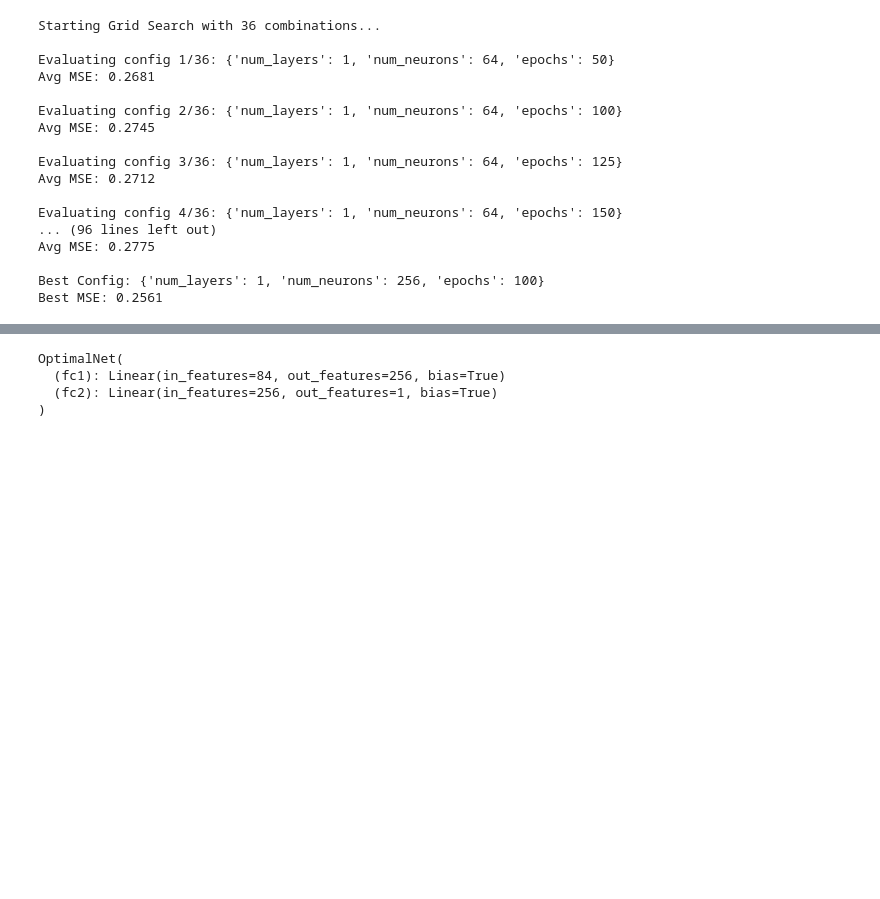
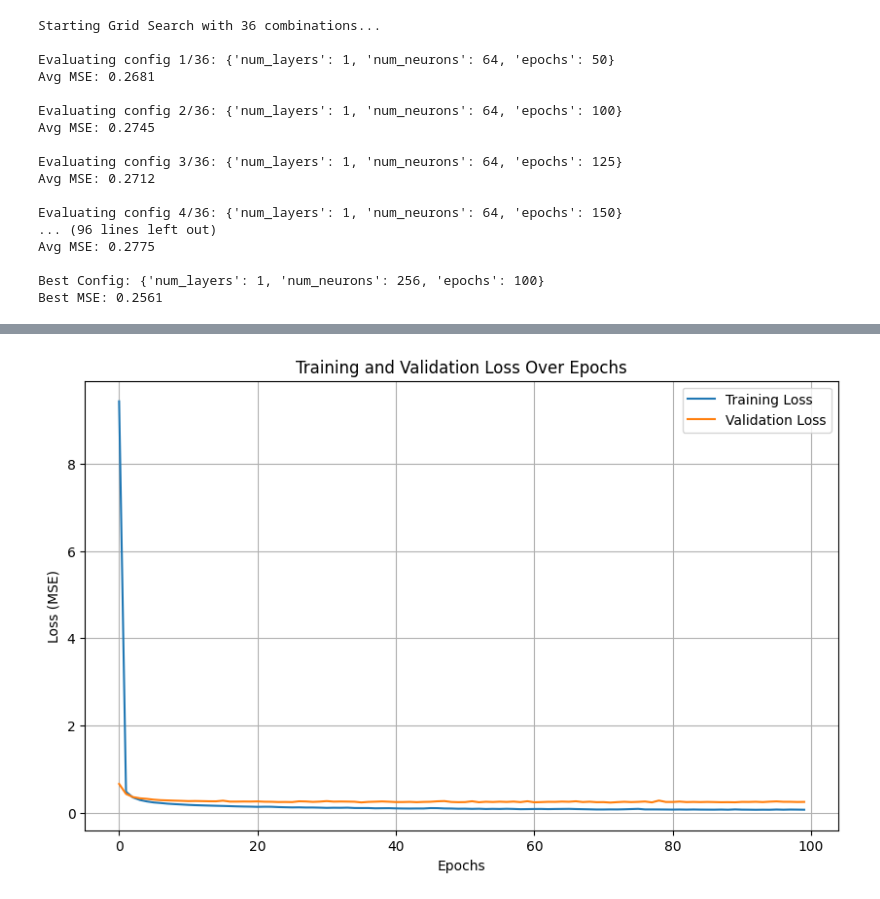
Before and after one commit to RyanErm/ML4021_FinalProject, a Jupyter notebook: notebooks/neuralnet_cv.ipynb, the cells around one changed output, grey strips where cells are left out. Saved outputs shown, nothing was run; the diff lists cells and outputs as text; code cells hidden in the pictures; blank space fills up the shorter version.

Commit message:
Added training visualization

```diff
--- a/notebooks/neuralnet_cv.ipynb
+++ b/notebooks/neuralnet_cv.ipynb
@@ -201,6 +203,7 @@ class OptimalNet(nn.Module):
         x = self.fc2(x)
         return x
 
+
 def train_model():
 
     net = OptimalNet()
@@ -211,6 +214,9 @@ def train_model():
     epochs = 100
     batch_size = 64
     num_samples = X_train_tensor.shape[0]
+
+    train_losses = []
+    val_losses = []
 
     print("Starting training...")
     for epoch in range(epochs):
@@ -232,6 +238,7 @@ def train_model():
             train_loss += loss.item() * batch_x.size(0)
 
         train_loss /= num_samples
+        train_losses.append(train_loss)
 
         # Validation step
         net.eval()
@@ -243,12 +250,25 @@ def train_model():
             val_mse = torch.mean((val_outputs - y_val_tensor)**2).item()
             val_acc = (torch.abs(val_outputs - y_val_tensor) <= 1.0).float().mean().item() * 100
 
+            val_losses.append(val_loss)
+
         if (epoch + 1) % 10 == 0:
             print(f"Epoch [{epoch+1}/{epochs}] | Train Loss: {train_loss:.4f} | Val Loss: {val_loss:.4f} | Val MSE: {val_mse:.4f} | Val Acc: {val_acc:.2f}%")
 
-    return net
+    return net, train_losses, val_losses
 # %%
 # train the model
-train_model()
+net, train_losses, val_losses = train_model()
+
+# Plotting
+plt.figure(figsize=(10, 6))
+plt.plot(train_losses, label='Training Loss')
+plt.plot(val_losses, label='Validation Loss')
+plt.xlabel('Epochs')
+plt.ylabel('Loss (MSE)')
+plt.title('Training and Validation Loss Over Epochs')
+plt.legend()
+plt.grid(True)
+plt.show()
 # %% [output]
 Starting training...
@@ -265,4 +285 @@ Epoch [100/100] | Train Loss: 0.0612 | Val Loss: 0.2338 | Val MSE: 0.2338 | Val
-OptimalNet(
-  (fc1): Linear(in_features=84, out_features=256, bias=True)
-  (fc2): Linear(in_features=256, out_features=1, bias=True)
-)
+[figure, added]
```
Also changed, not shown: parts of 2 cells of this notebook, 1 other file.
